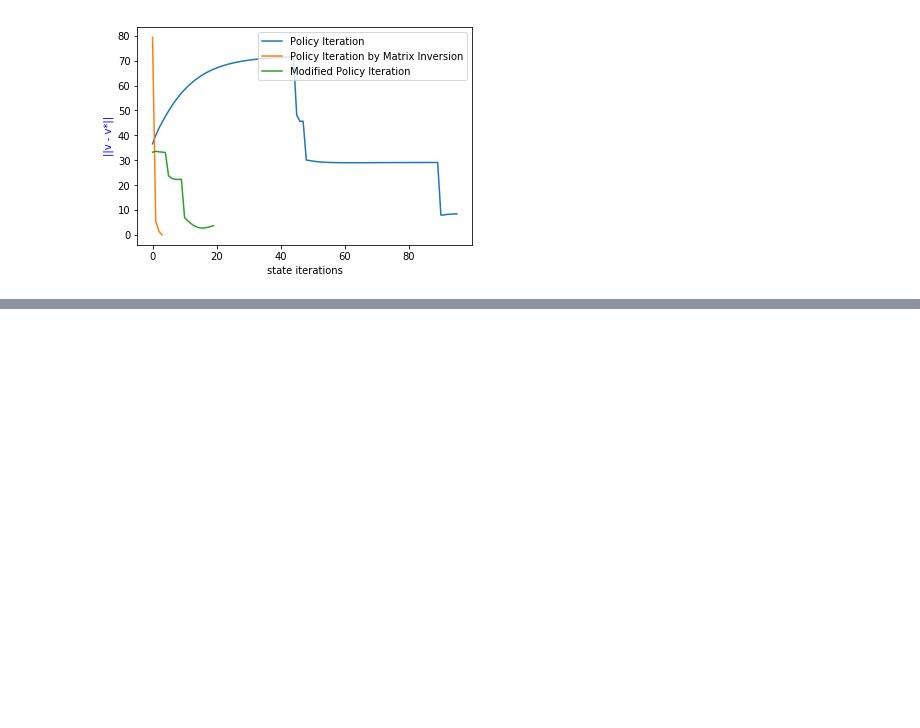
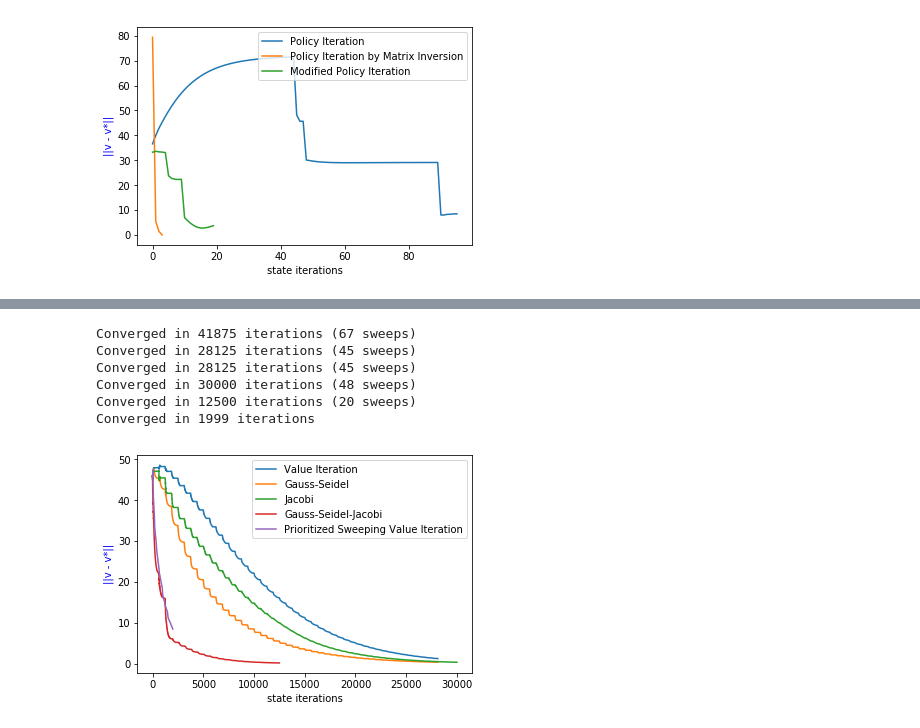
Before and after one commit to Breakend/ValuePolicyIterationVariations, a Jupyter notebook: ValueIterationWalkthrough.ipynb, the cells around one changed output, grey strips where cells are left out. Saved outputs shown, nothing was run; the diff lists cells and outputs as text; code cells hidden in the pictures; blank space fills up the shorter version.

```diff
--- a/ValueIterationWalkthrough.ipynb
+++ b/ValueIterationWalkthrough.ipynb
@@ -152,0 +166,48 @@ Converged in 4 iterations, 20 evaluations
+# %%
+dim = 25
+test_rewards_2 = [[i, j, -1] for i in range(dim) for j in range(dim)]
+test_rewards_2[0] = [0, 0, 1]
+test_rewards_2[624] = [24, 24 ,1]
+
+# Instantiate the gridworld
+gw2 = GridWorld(dim, test_rewards)
+# %%
+%matplotlib inline
+
+vl = ValueIteration(gw2)
+
+optimal_policy, optimal_value, _  = vl.run()
+optimal_policy, v, vs = vl.run(optimal_value=optimal_value, theta=0.01)
+plt.plot(vs)
+
+vl = GaussSeidelValueIteration(gw2)
+
+optimal_policy, v, vsgs = vl.run(optimal_value=optimal_value, theta=0.01)
+plt.plot(vsgs)
+
+vl = JacobiValueIteration(gw2)
+optimal_policy, v, vsj = vl.run(optimal_value=optimal_value, theta=0.01)
+plt.plot(vsj)
+
+vl = GaussSeidelJacobiValueIteration(gw2)
+optimal_policy, v, vsj = vl.run(optimal_value=optimal_value, theta=0.01)
+plt.plot(vsj)
+
+vl = PrioritizedSweepingValueIteration(gw2)
+optimal_policy, v, vsps = vl.run(optimal_value=optimal_value)
+plt.plot(vsps)
+
+plt.xlabel('state iterations')
+plt.ylabel('||v - v*||',color='b')
+
+plt.legend(['Value Iteration', 'Gauss-Seidel', 'Jacobi', 'Gauss-Seidel-Jacobi', 'Prioritized Sweeping Value Iteration'], loc='upper right')
+
+plt.show()
+# %% [output]
+Converged in 41875 iterations (67 sweeps)
+Converged in 28125 iterations (45 sweeps)
+Converged in 28125 iterations (45 sweeps)
+Converged in 30000 iterations (48 sweeps)
+Converged in 12500 iterations (20 sweeps)
+Converged in 1999 iterations
+[figure, added]
```
Also changed, not shown: parts of 4 cells of this notebook.
